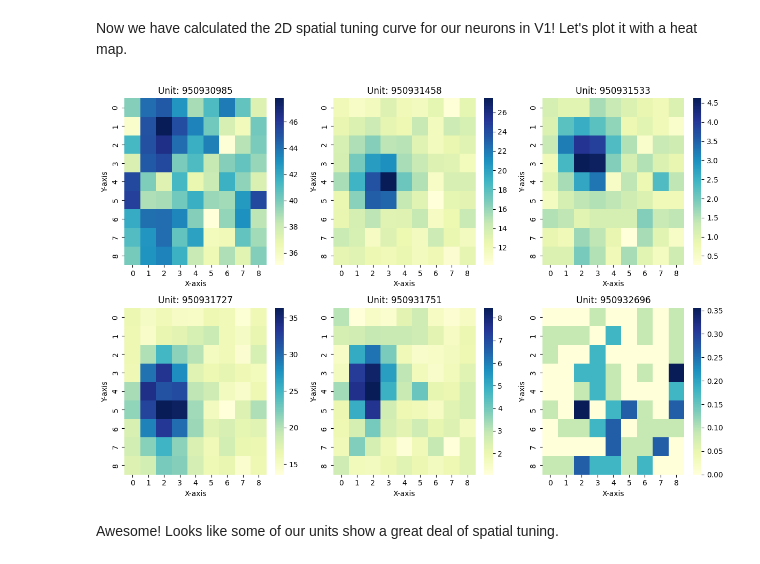
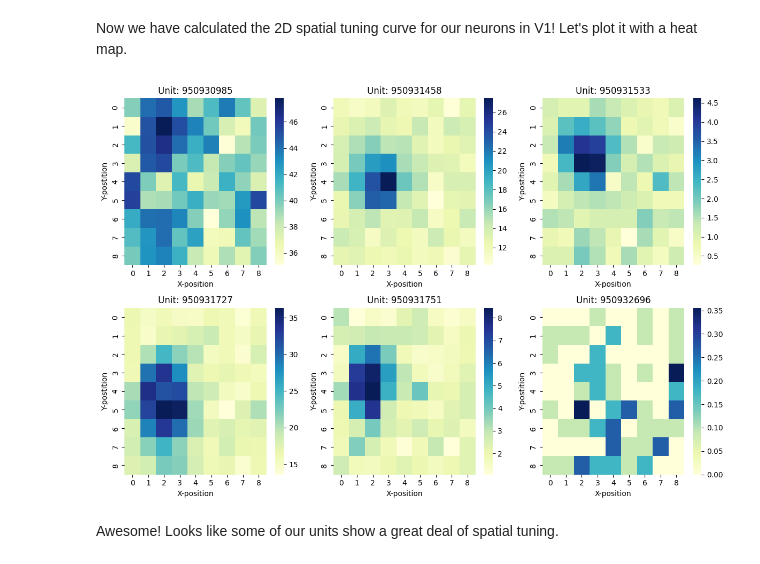
Before and after one commit to pynapple-org/pynapple, a Jupyter notebook: docs/notebooks/allen_tutorial.ipynb, the cells around one changed output. Cells and saved outputs as stored; diff of their text form; code cells hidden in the pictures.

```diff
--- a/docs/notebooks/allen_tutorial.ipynb
+++ b/docs/notebooks/allen_tutorial.ipynb
@@ -384,14 +356,0 @@ Each time point in the index represents the center time of each block interval.
-# %%
-# Create 1x6 grid of subplots
-fig, axs = plt.subplots(1,6,figsize=(15,4))
-time_intervals = spike_counts_per_block.index
-
-# Iterate over each neuron and plot the spike count data
-for i, (unit_id, ax) in enumerate(zip(v1_unit_IDs, axs)):
-    ax.bar(time_intervals, spike_counts_per_block[unit_id])
-    ax.set_xlabel('Time (s)')
-    ax.set_ylabel('Spike Count')
-    ax.set_title(unit_id)
-
-plt.tight_layout()
-plt.show()
@@ -645,33 +603,34 @@ spatial_tuning_curve
 # %% [markdown]
 Now we have calculated the 2D spatial tuning curve for our neurons in V1! Let's plot it with a heat map.
 # %%
-# Set the x and y axis limits
+import seaborn as sns
+#set the x and y axis limits
 extent = [-40, 40, -40, 40]
 
 # Create a 2x3 grid of subplots
 fig, axs = plt.subplots(2, 3, figsize=(12, 8))
 
 # Iterate over each unit and plot the heatmap in a subplot
 for i, unit in enumerate(v1_unit_IDs):
     values = spatial_tuning_curve[unit]
 
     # Select the current subplot
     ax = axs[i // 3, i % 3]
 
     # Create the heatmap using seaborn with adjusted aspect ratio
     sns.heatmap(values, cmap='YlGnBu', vmin=np.min(values), vmax=np.max(values), cbar=True, ax=ax)
 
     # Set the title and axis labels
     ax.set_title(f'Unit: {unit}')
-    ax.set_xlabel('X-axis')
-    ax.set_ylabel('Y-axis')
+    ax.set_xlabel('X-position')
+    ax.set_ylabel('Y-postition')
 
 # Adjust the spacing between subplots
 plt.tight_layout()
 
 # Display the plot
 plt.show()
 # %% [output]
-[figure, old version]
+[figure, new version]
 # %% [markdown]
 Awesome! Looks like some of our units show a great deal of spatial tuning.
```
Also changed, not shown: parts of 18 cells of this notebook, 1 other file.
